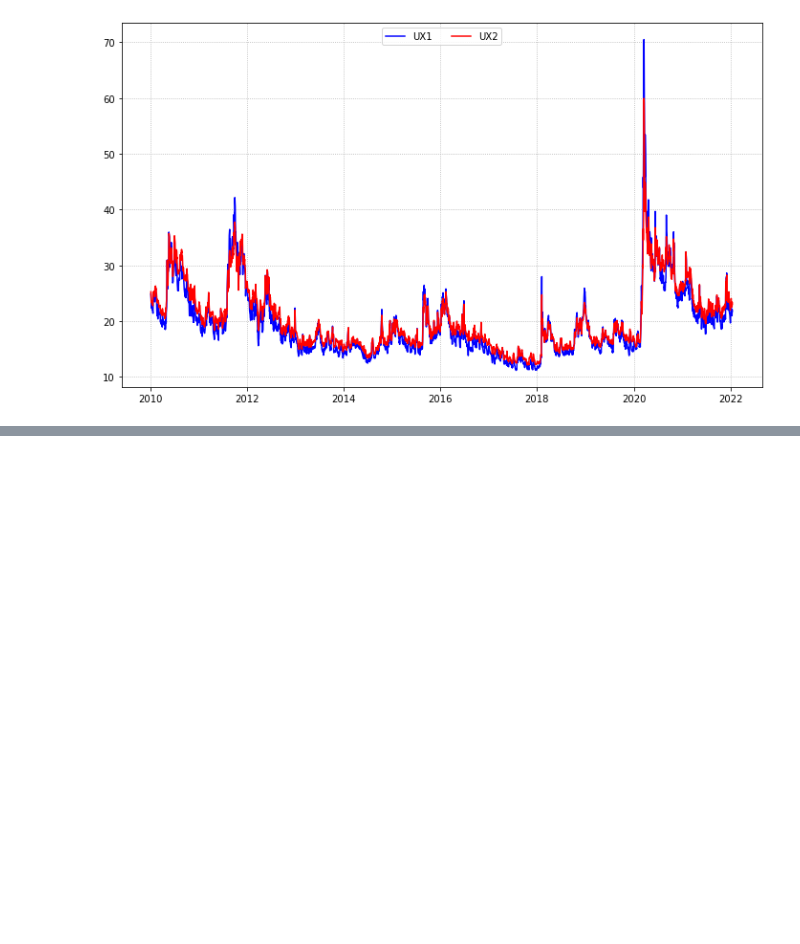
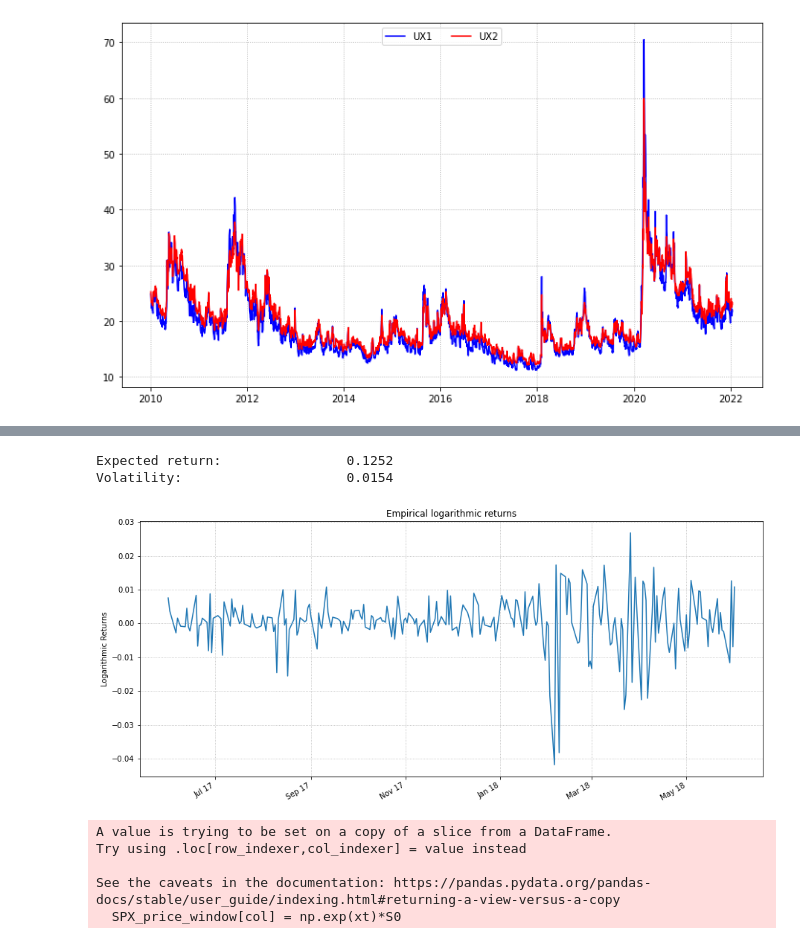
Before and after one commit to aidinattar/Volatility-carry-trading-strategy, a Jupyter notebook: Project.ipynb, the cells around one changed output, grey strips where cells are left out. Cells and saved outputs as stored; diff of their text form; code cells hidden in the pictures; blank space fills up the shorter version.

```diff
--- a/Project.ipynb
+++ b/Project.ipynb
@@ -46,0 +104,44 @@ plt.show()
+# %%
+dt               = 1/252
+start            = '2017-06-01'
+stop             = '2018-06-01'
+mask             = (SPX_price.index >= start) & (SPX_price.index <= stop)
+SPX_price_window = SPX_price[mask]
+Expected_Return  = (2*SPX_price_window['LogReturn'].mean() + 2*SPX_price_window['LogReturn'].var()*dt) / (2*dt)
+Volatility       = SPX_price_window['LogReturn'].var()/dt
+
+print('Expected return:\t\t%.4f'% Expected_Return)
+print('Volatility:     \t\t%.4f'% Volatility)
+
+fig, ax          = plt.subplots(figsize=(15,7))
+SPX_price_window['LogReturn'].plot(ax=ax)
+ax.set_xlabel('')
+ax.set_ylabel('Logarithmic Returns')
+ax.set_title('Empirical logarithmic returns')
+ax.grid(linestyle='dotted')
+
+ax.xaxis.set_major_formatter(mdates.DateFormatter("%b %y"))
+ax.xaxis.set_minor_formatter(mdates.DateFormatter("%b %y"))
+plt.show()
+# %% [output]
+Expected return:                0.1252
+Volatility:                     0.0154
+[figure, added]
+# %%
+n  = 4 # number of simulated paths
+z  = np.sqrt(dt) * npr.normal(0,1,(n, SPX_price_window.shape[0])) # stochastic variable
+S0 = SPX_price_window.loc[start,'Close']
+
+for k in range(n):
+    col = 'Price_Sim'+str(k)
+    xt = np.array([0])
+    for i in range(SPX_price_window.shape[0]-1):
+        xt = np.append(xt, xt[i] + (Expected_Return - Volatility**2/2)*dt + Volatility*(z[k][i+1]+z[k][i]))
+
+    SPX_price_window[col] = np.exp(xt)*S0
+# %% [output]
+A value is trying to be set on a copy of a slice from a DataFrame.
+Try using .loc[row_indexer,col_indexer] = value instead
+
+See the caveats in the documentation: https://pandas.pydata.org/pandas-docs/stable/user_guide/indexing.html#returning-a-view-versus-a-copy
+  SPX_price_window[col] = np.exp(xt)*S0
```
Also changed, not shown: parts of 9 cells of this notebook, 2 other files.
